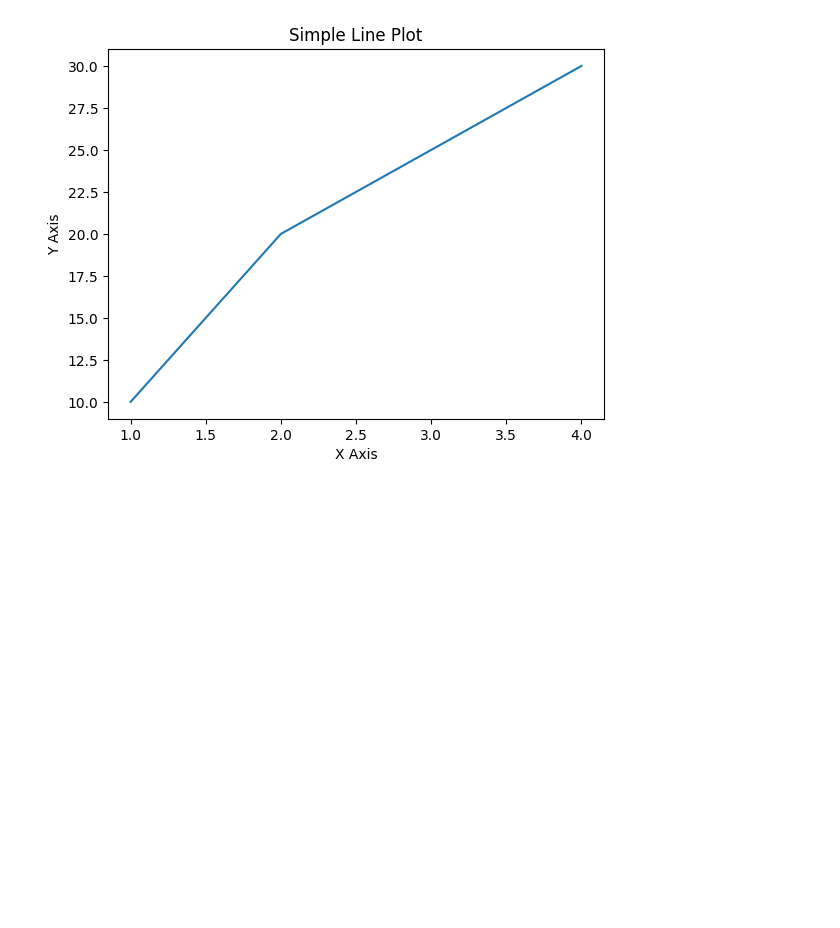
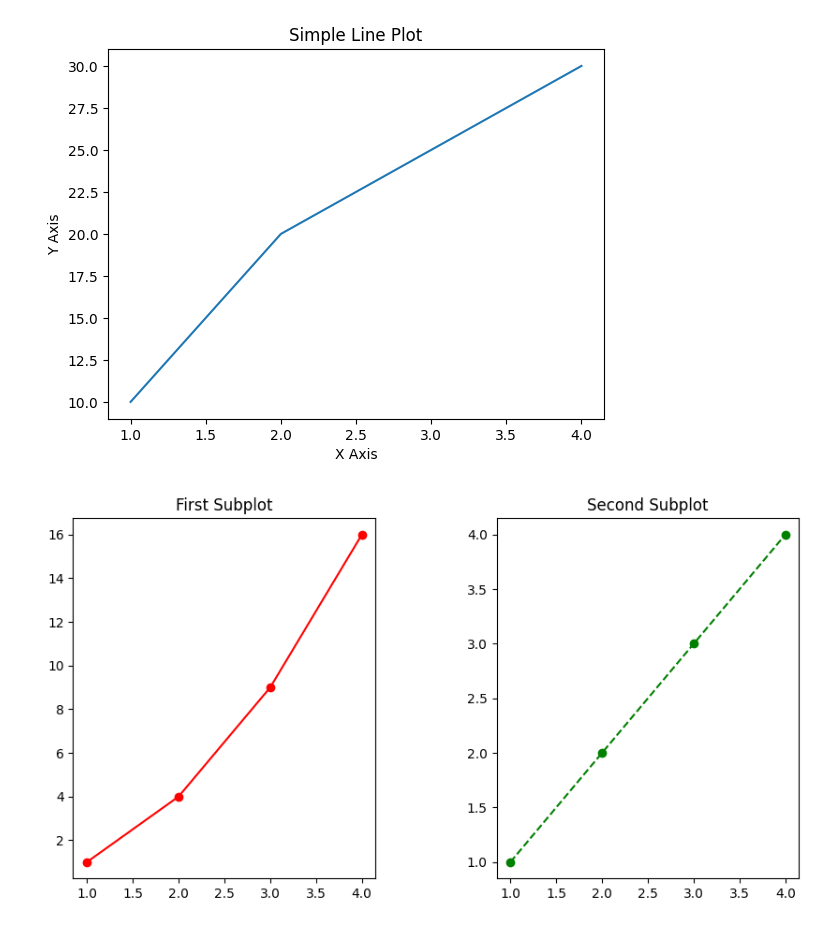
Before and after one commit to imgamer/AILearn, a Jupyter notebook: sz_examination/matplotlib可视化模块.ipynb, the cells around one changed output. Cells and saved outputs as stored; diff of their text form; code cells hidden in the pictures; blank space fills up the shorter version.

```diff
--- a/sz_examination/matplotlib可视化模块.ipynb
+++ b/sz_examination/matplotlib可视化模块.ipynb
@@ -17,3 +17,28 @@ plt.ylabel('Y Axis')
 plt.show()
 # %% [output]
 [figure]
+# %%
+# 同时创建2个子图
+#
+import matplotlib.pyplot as plt
+
+# 创建一个图形窗口
+plt.figure(figsize=(10, 5))
+
+# 第一个子图 (rows, columns, subplot_number)
+plt.subplot(1, 2, 1)  # 1行2列的第1个位置
+plt.plot([1, 2, 3, 4], [1, 4, 9, 16], 'ro-')  # 红色点连线
+plt.title('First Subplot')
+
+# 第二个子图
+plt.subplot(1, 2, 2)  # 1行2列的第2个位置
+plt.plot([1, 2, 3, 4], [1, 2, 3, 4], 'go--')  # 绿色点虚线
+plt.title('Second Subplot')
+
+# 使用`plt.subplots_adjust()`调整子图之间的间距
+plt.subplots_adjust(wspace=0.4, hspace=0.4)  # 调整子图间的宽度和高度间距
+
+# 显示图形
+plt.show()
+# %% [output]
+[figure, added]
```
Also changed, not shown: parts of 2 cells of this notebook.
